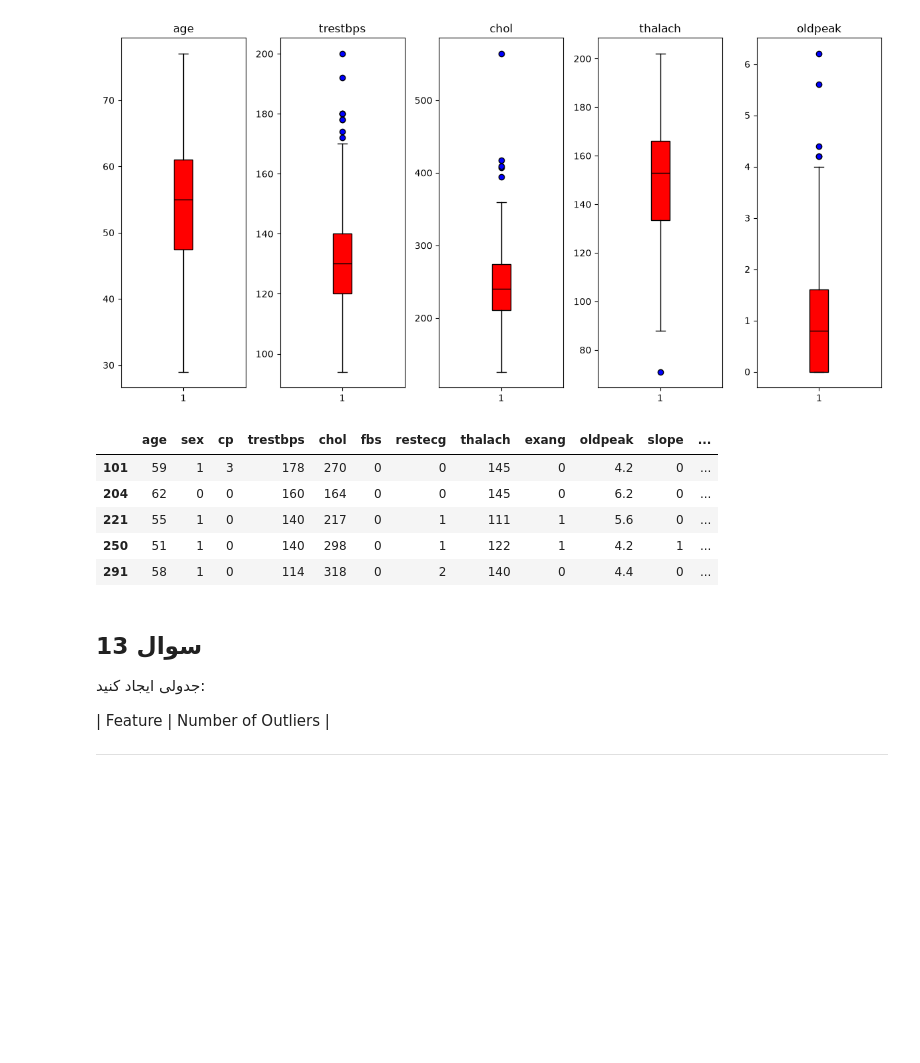
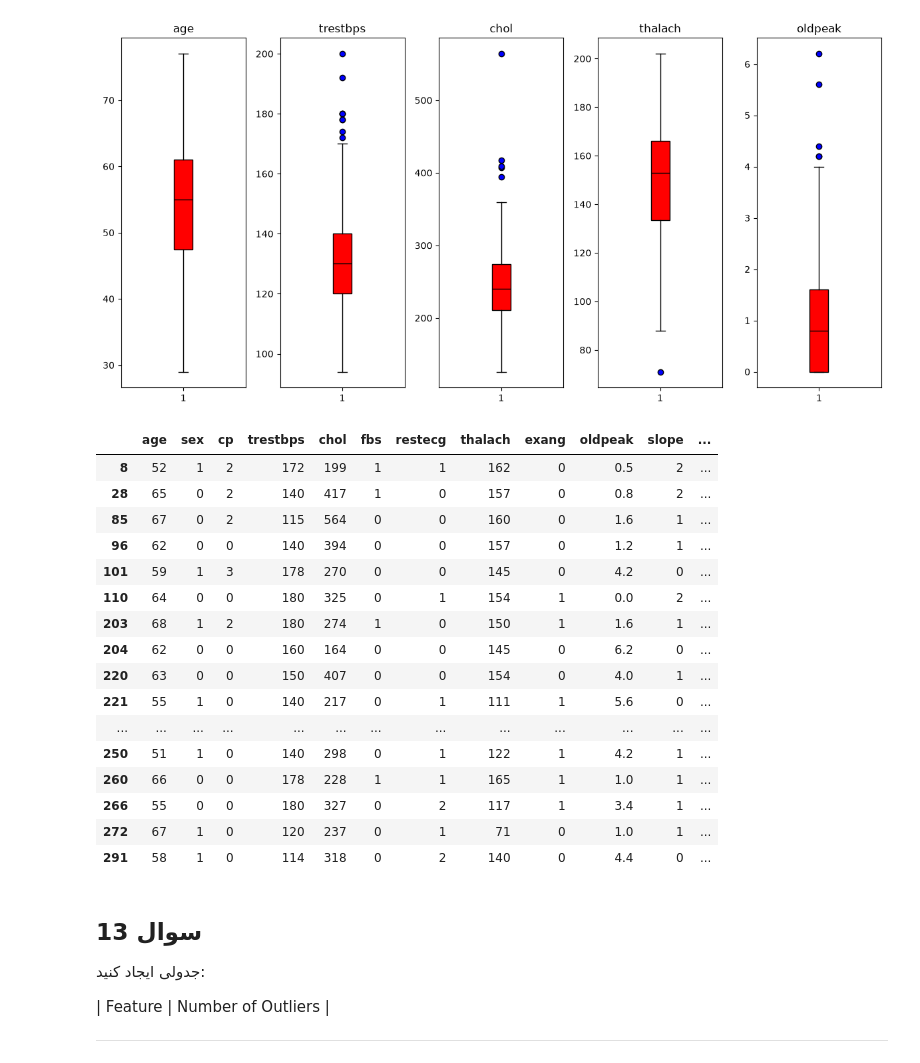
Before and after one commit to MehradAmiresmi/Data-Mining-Answer, a Jupyter notebook: 002_Data Preparation/task002_data_preparation.ipynb, the cells around one changed output. Saved outputs shown, nothing was run; the diff lists cells and outputs as text; code cells hidden in the pictures; blank space fills up the shorter version.

```diff
--- a/002_Data Preparation/task002_data_preparation.ipynb
+++ b/002_Data Preparation/task002_data_preparation.ipynb
@@ -381,18 +381,30 @@ plt.tight_layout()
 # %% [output]
 [figure]
 # %%
-for i in df[numerical]:
-    q1 = df[i].quantile(0.25)
-    q3 = df[i].quantile(0.75)
+mask = pd.Series(None)
+for col in df[numerical]:
+    q1 = df[col].quantile(0.25)
+    q3 = df[col].quantile(0.75)
     iqr = q3-q1
-    outlier = df[(df[i]> q3 + (iqr * 1.5)) | (df[i] < q1 - (iqr * 1.5))]
-outlier
+    mask = mask | (df[col]> q3 + (iqr * 1.5)) | (df[col] < q1 - (iqr * 1.5))
+df[mask]
 # %% [output]
 |  | age | sex | cp | trestbps | chol | fbs | restecg | thalach | exang | oldpeak | slope | ... |
+| 8 | 52 | 1 | 2 | 172 | 199 | 1 | 1 | 162 | 0 | 0.5 | 2 | ... |
+| 28 | 65 | 0 | 2 | 140 | 417 | 1 | 0 | 157 | 0 | 0.8 | 2 | ... |
+| 85 | 67 | 0 | 2 | 115 | 564 | 0 | 0 | 160 | 0 | 1.6 | 1 | ... |
+| 96 | 62 | 0 | 0 | 140 | 394 | 0 | 0 | 157 | 0 | 1.2 | 1 | ... |
 | 101 | 59 | 1 | 3 | 178 | 270 | 0 | 0 | 145 | 0 | 4.2 | 0 | ... |
+| 110 | 64 | 0 | 0 | 180 | 325 | 0 | 1 | 154 | 1 | 0.0 | 2 | ... |
+| 203 | 68 | 1 | 2 | 180 | 274 | 1 | 0 | 150 | 1 | 1.6 | 1 | ... |
 | 204 | 62 | 0 | 0 | 160 | 164 | 0 | 0 | 145 | 0 | 6.2 | 0 | ... |
+| 220 | 63 | 0 | 0 | 150 | 407 | 0 | 0 | 154 | 0 | 4.0 | 1 | ... |
 | 221 | 55 | 1 | 0 | 140 | 217 | 0 | 1 | 111 | 1 | 5.6 | 0 | ... |
+| ... | ... | ... | ... | ... | ... | ... | ... | ... | ... | ... | ... | ... |
 | 250 | 51 | 1 | 0 | 140 | 298 | 0 | 1 | 122 | 1 | 4.2 | 1 | ... |
+| 260 | 66 | 0 | 0 | 178 | 228 | 1 | 1 | 165 | 1 | 1.0 | 1 | ... |
+| 266 | 55 | 0 | 0 | 180 | 327 | 0 | 2 | 117 | 1 | 3.4 | 1 | ... |
+| 272 | 67 | 1 | 0 | 120 | 237 | 0 | 1 | 71 | 0 | 1.0 | 1 | ... |
 | 291 | 58 | 1 | 0 | 114 | 318 | 0 | 2 | 140 | 0 | 4.4 | 0 | ... |
 # %% [markdown]
 ## سوال 13
```
Also changed, not shown: parts of 1 cell of this notebook.
